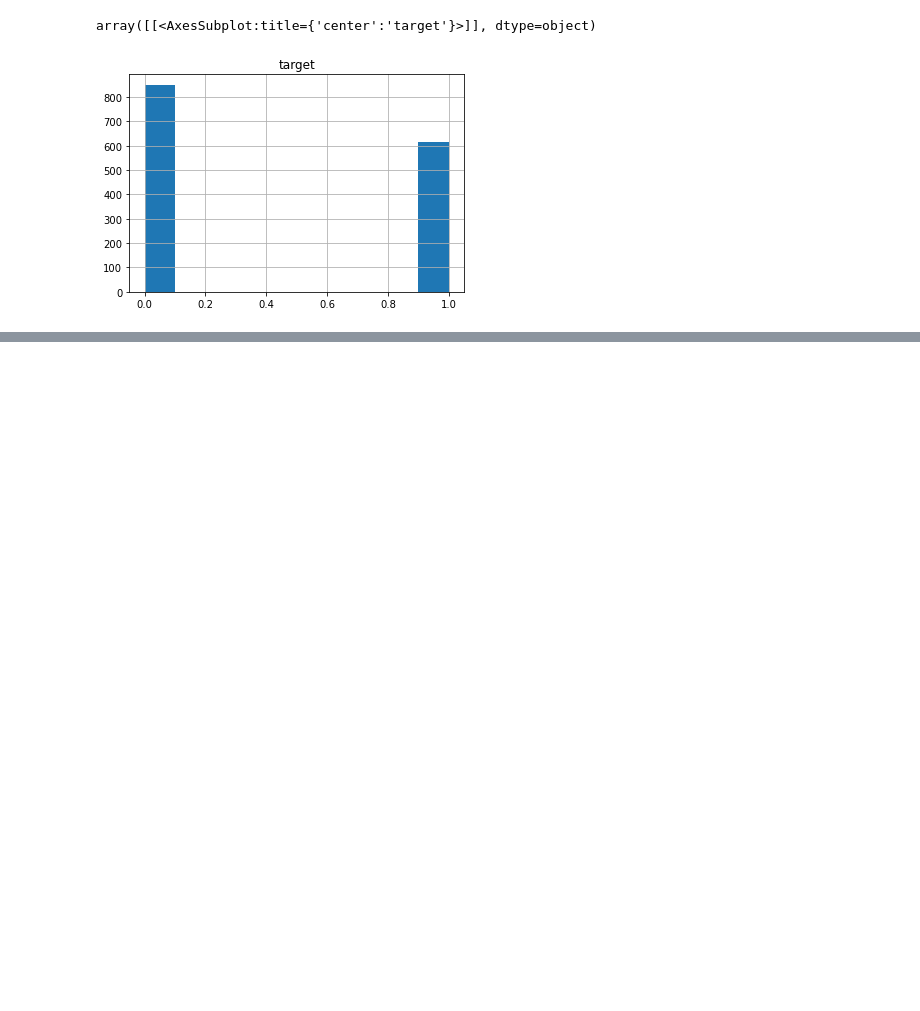
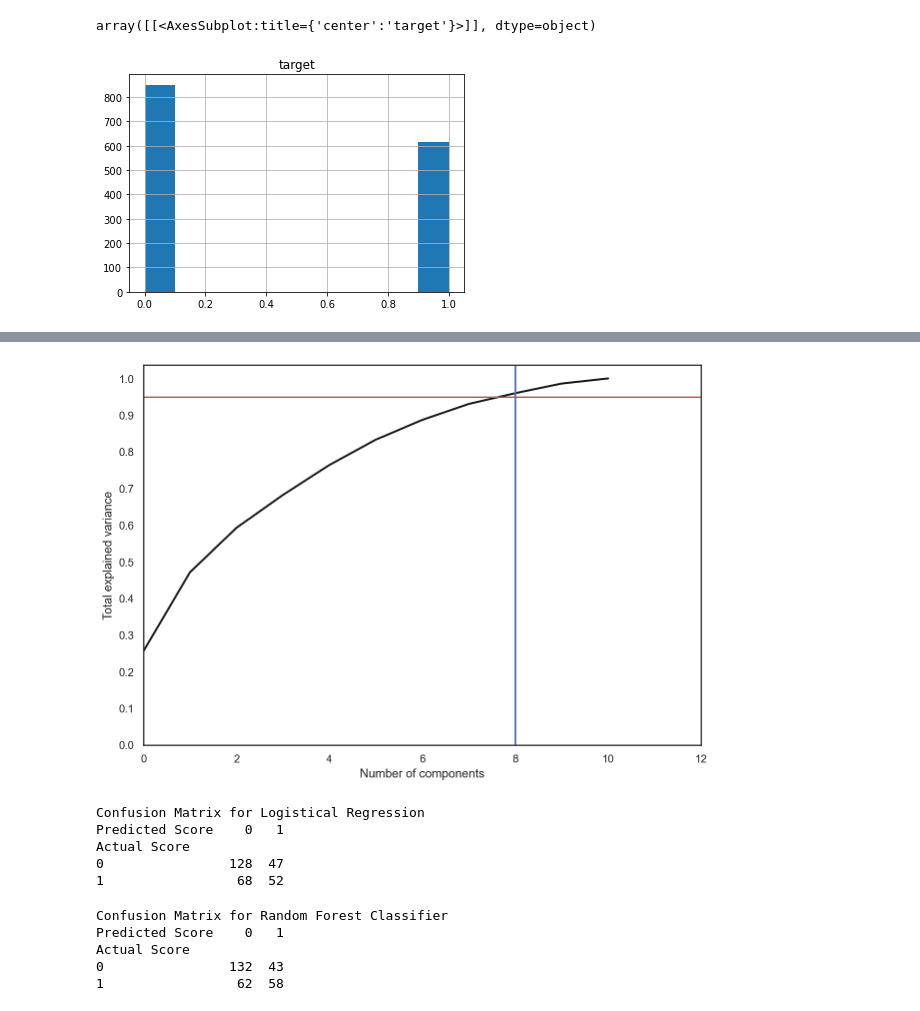
Before and after one commit to vmmadathil/spotify-acrostic, a Jupyter notebook: notebooks/03-VM-Binary_Prep.ipynb, the cells around one changed output, grey strips where cells are left out. Saved outputs shown, nothing was run; the diff lists cells and outputs as text; code cells hidden in the pictures; blank space fills up the shorter version.

Commit message:
made some binary classifiers

```diff
--- a/notebooks/03-VM-Binary_Prep.ipynb
+++ b/notebooks/03-VM-Binary_Prep.ipynb
@@ -57,0 +123,27 @@ array([[<AxesSubplot:title={'center':'target'}>]], dtype=object)
+# %%
+#scaling features and encoding target
+from sklearn.preprocessing import LabelEncoder
+
+X_train = train.drop(columns = ['id', 'target'])
+
+X_train_scaled = pipeline.fit_transform(X_train)
+
+y_train = train['target']
+
+y_train_scaled = LabelEncoder().fit_transform(y_train)
+# %%
+#seeing feature importance
+from sklearn.ensemble import RandomForestClassifier
+
+forest = RandomForestClassifier(random_state=42, max_depth=5, max_features=11) # Set by GridSearchCV below
+forest.fit(X_train_scaled, y_train_scaled)
+importances = forest.feature_importances_
+indices = np.argsort(importances)[::-1]
+
+# Print the feature rankings
+print("Feature ranking:")
+
+for f in range(len(importances)):
+    print("%d. %s %f " % (f + 1,
+            X_train.columns[f],
+            importances[indices[f]]))
@@ -57,0 +163,20 @@ array([[<AxesSubplot:title={'center':'target'}>]], dtype=object)
+# %%
+from sklearn import decomposition
+import matplotlib.pyplot as plt
+import seaborn as sns; sns.set(style='white')
+%matplotlib inline
+%config InlineBackend.figure_format = 'retina'
+
+pca = decomposition.PCA().fit(X_train_scaled)
+
+plt.figure(figsize=(10,7))
+plt.plot(np.cumsum(pca.explained_variance_ratio_), color='k', lw=2)
+plt.xlabel('Number of components')
+plt.ylabel('Total explained variance')
+plt.xlim(0, 12)
+plt.yticks(np.arange(0, 1.1, 0.1))
+plt.axvline(8, c='b') # Tune this so that you obtain at least a 95% total variance explained
+plt.axhline(0.95, c='r')
+plt.show()
+# %% [output]
+[figure, added]
@@ -57,0 +210,29 @@ array([[<AxesSubplot:title={'center':'target'}>]], dtype=object)
+# %%
+#Logistic Regression for Baseline
+from sklearn.linear_model import LogisticRegression
+
+lr = LogisticRegression()
+lr.fit(X_train_scaled, y_train_scaled)
+
+model_scores(lr, 'Logistical Regression')
+# %% [output]
+Confusion Matrix for Logistical Regression
+Predicted Score    0   1
+Actual Score
+0                128  47
+1                 68  52
+# %%
+# Random Forest
+from sklearn.ensemble import RandomForestClassifier
+
+rf_classifier = RandomForestClassifier(n_estimators = 10, criterion = 'entropy', random_state = 42)
+
+rf_classifier.fit(X_train_scaled, y_train_scaled)
+
+model_scores(rf_classifier, "Random Forest Classifier")
+# %% [output]
+Confusion Matrix for Random Forest Classifier
+Predicted Score    0   1
+Actual Score
+0                132  43
+1                 62  58
```
Also changed, not shown: parts of 13 cells of this notebook.
